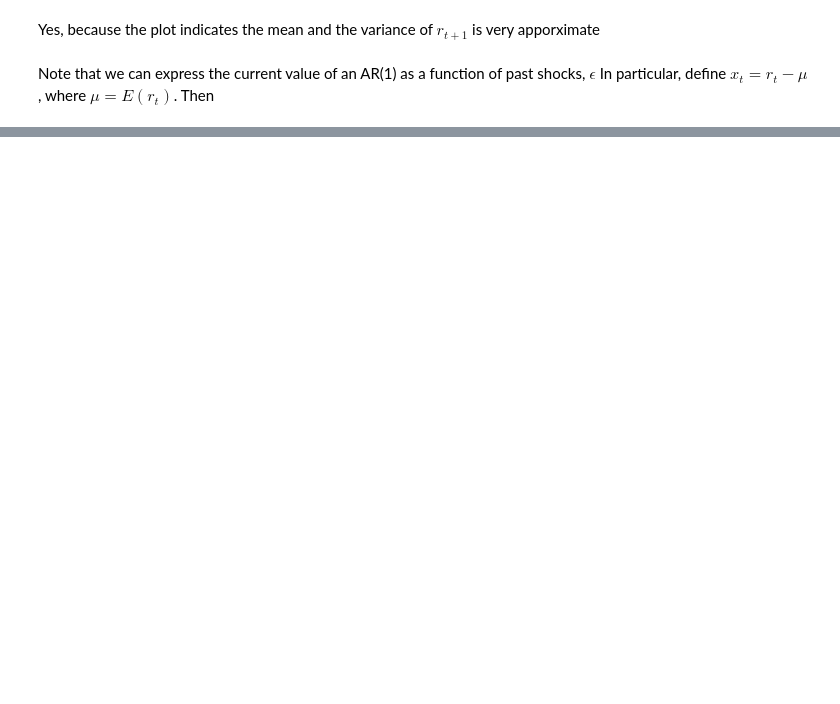
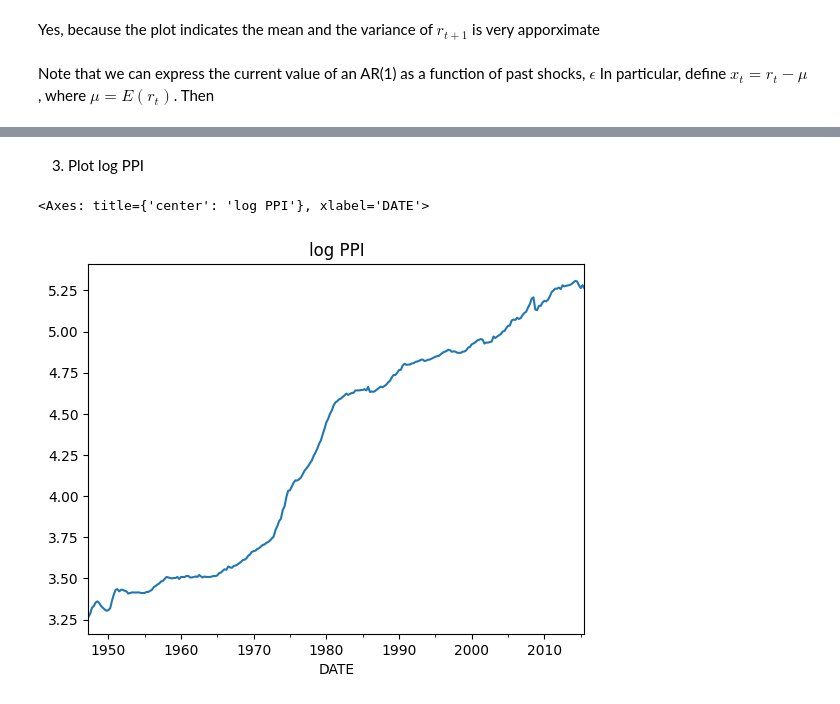
Before and after one commit to edgaradel/EmpiricalMethods, a Jupyter notebook: AR(1)_process.ipynb, the cells around one changed output, grey strips where cells are left out. Saved outputs shown, nothing was run; the diff lists cells and outputs as text; code cells hidden in the pictures; blank space fills up the shorter version.

```diff
--- a/AR(1)_process.ipynb
+++ b/AR(1)_process.ipynb
@@ -53,0 +92,8 @@ In particular, define $x_t = r_t - \mu$, where $\mu = E(r_t)$. Then <br>
+# %% [markdown]
+3) Plot log PPI
+# %%
+df['log_PPI'] = np.log(df['VALUE'])
+df['log_PPI'].plot(title = 'log PPI')
+# %% [output]
+<Axes: title={'center': 'log PPI'}, xlabel='DATE'>
+[figure, added]
```
Also changed, not shown: parts of 10 cells of this notebook, 1 other file.
